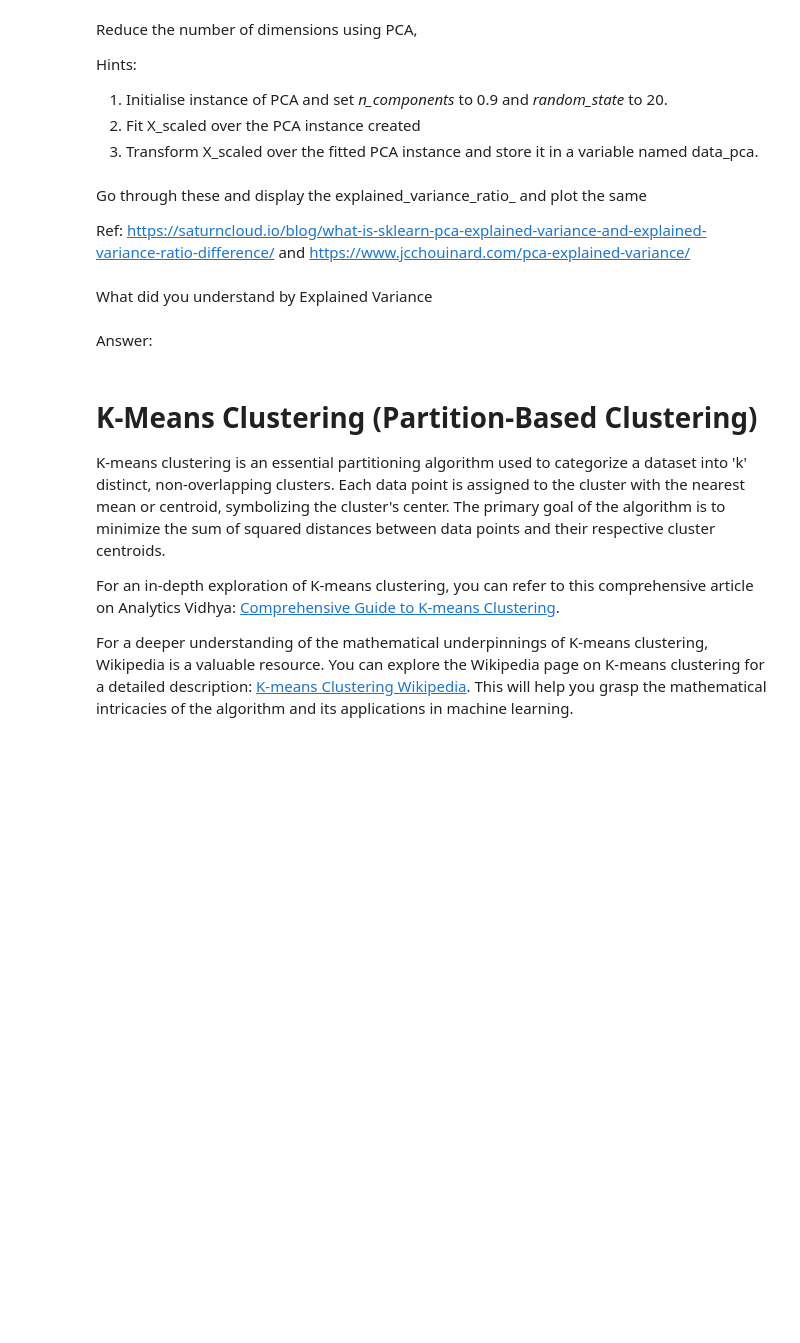
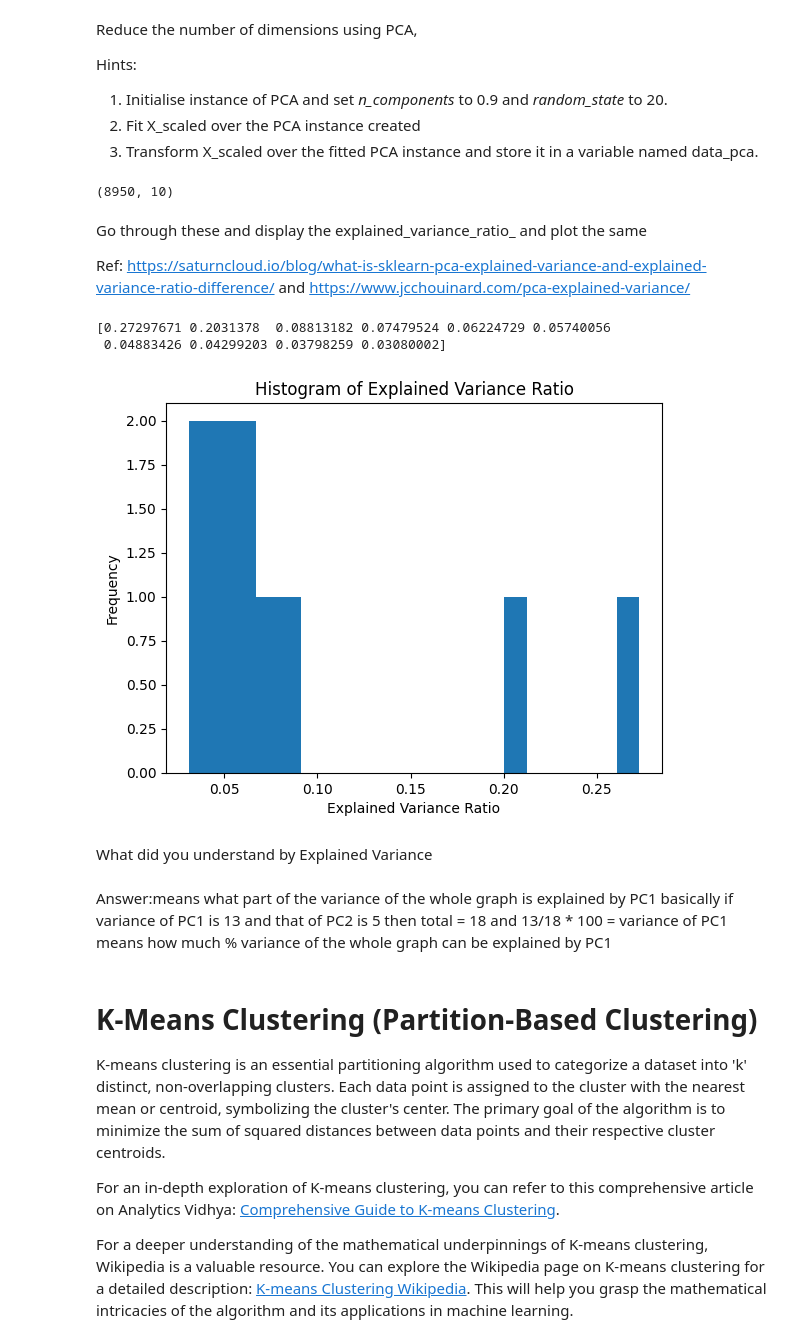
Before and after one commit to maheck9/SynapseLP, a Jupyter notebook: Mahek_SynapseLP_Task3.ipynb, the cells around one changed output. Drawn from its saved outputs; the diff is of its cells as text; code cells hidden in the pictures; blank space fills up the shorter version.

```diff
--- a/Mahek_SynapseLP_Task3.ipynb
+++ b/Mahek_SynapseLP_Task3.ipynb
@@ -321,9 +357,21 @@ Hints:
+# %%
+from sklearn.decomposition import PCA
+pca = PCA(n_components=0.9, random_state=20)
+pca.fit(df_2_scaled)
+data_pca = pca.transform(df_2_scaled)
 # %%
 # Check the shape of the transformed data
+data_pca.shape
 #If everything's correct should print (8950,10)
+# %% [output]
+(8950, 10)
 # %% [markdown]
 Go through these and display the explained_variance_ratio_ and plot the same
 
 Ref: https://saturncloud.io/blog/what-is-sklearn-pca-explained-variance-and-explained-variance-ratio-difference/ and https://www.jcchouinard.com/pca-explained-variance/
 # %%
 # Explained variance ratio
+print(pca.explained_variance_ratio_)
+# %% [output]
+[0.27297671 0.2031378  0.08813182 0.07479524 0.06224729 0.05740056
+ 0.04883426 0.04299203 0.03798259 0.03080002]
@@ -332,7 +378,16 @@ Ref: https://saturncloud.io/blog/what-is-sklearn-pca-explained-variance-and-expl
+# %%
+# Plotting the explained variance
+plt.hist(pca.explained_variance_ratio_, bins=20)
+plt.xlabel('Explained Variance Ratio')
+plt.ylabel('Frequency')
+plt.title('Histogram of Explained Variance Ratio')
+plt.show()
+# %% [output]
+[figure, added]
 # %% [markdown]
 What did you understand by Explained Variance
-# %% [markdown]
-Answer:
+# %% [markdown]
+Answer:means what part of the variance of the whole graph is explained by PC1 basically if variance of PC1 is 13 and that of PC2 is 5 then total = 18 and 13/18 * 100 = variance of PC1 means how much % variance of the whole graph can be explained by PC1
 # %% [markdown]
 # K-Means Clustering (Partition-Based Clustering)
 
```
Also changed, not shown: parts of 26 cells of this notebook.
